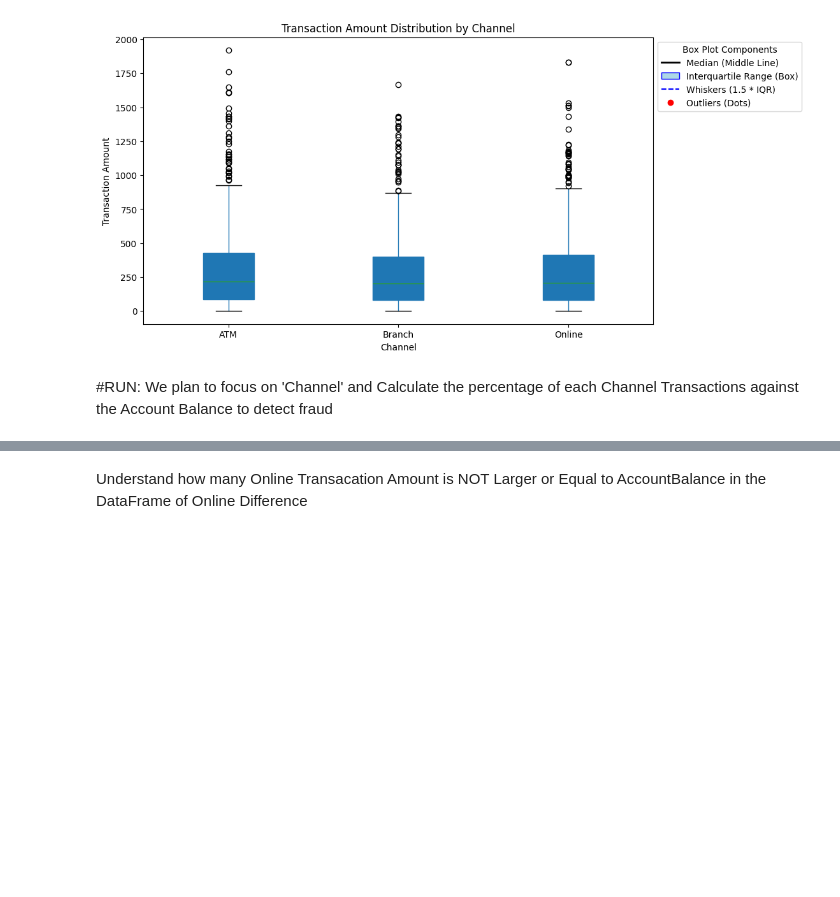
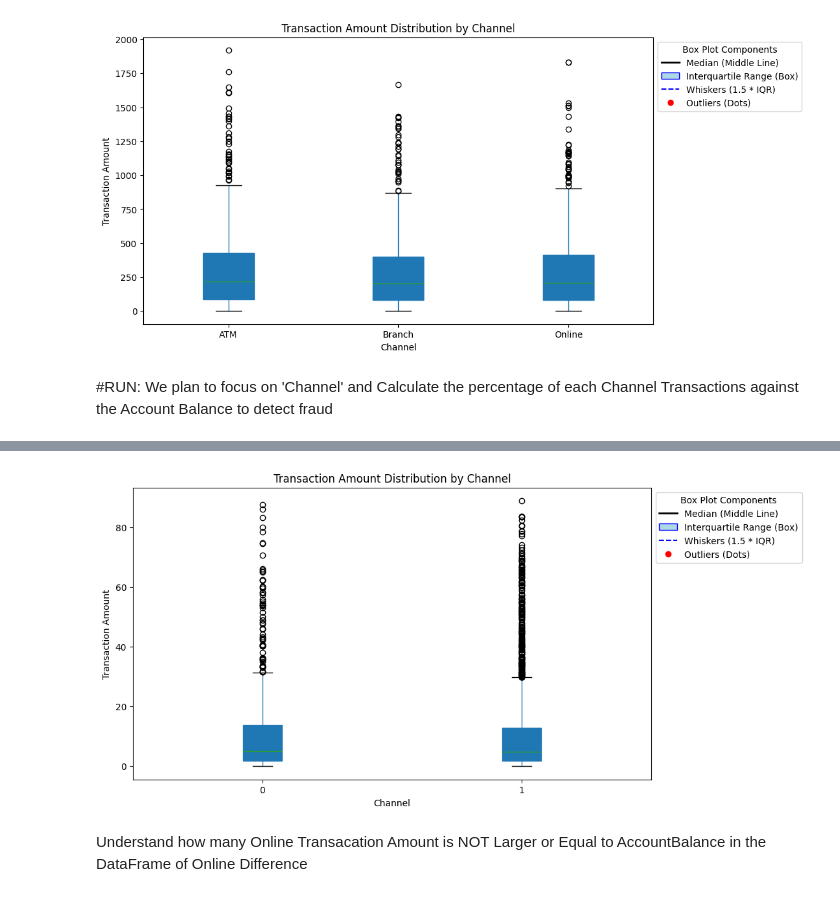
Before and after one commit to cheonghf/ML-P4-03, a Jupyter notebook: Project_SourceCode_P4_03.ipynb, the cells around one changed output, grey strips where cells are left out. Drawn from its saved outputs; the diff is of its cells as text; code cells hidden in the pictures; blank space fills up the shorter version.

```diff
--- a/Project_SourceCode_P4_03.ipynb
+++ b/Project_SourceCode_P4_03.ipynb
@@ -154,3 +161,27 @@ AC00009                     True
+# %%
+# Create a box plot with a better legend placement
+fig, ax = plt.subplots(figsize=(10, 6))
+boxplot = df_bt_cleaned.boxplot(column='TransactionPercentage', by='TransactionTypeRef', grid=False, ax=ax, patch_artist=True)
+
+# Set titles and labels
+ax.set_title("Transaction Amount Distribution by Channel")
+plt.suptitle("")  # Remove default matplotlib title
+ax.set_xlabel("Channel")
+ax.set_ylabel("Transaction Amount")
+
+# Define legend elements
+median_line = plt.Line2D([], [], color='black', linewidth=2, label="Median (Middle Line)")
+box_patch = plt.Rectangle((0, 0), 1, 1, facecolor='lightblue', edgecolor='blue', label="Interquartile Range (Box)")
+whiskers_line = plt.Line2D([], [], color='blue', linestyle='--', linewidth=1.5, label="Whiskers (1.5 * IQR)")
+outliers_dots = plt.Line2D([], [], color='red', marker='o', linestyle='None', label="Outliers (Dots)")
+
+# Move legend to upper left outside the plot area
+ax.legend(handles=[median_line, box_patch, whiskers_line, outliers_dots], title="Box Plot Components", loc='upper left', bbox_to_anchor=(1, 1))
+
+# Show the plot
+plt.show()
+# %% [output]
+[figure, added]
 # %% [markdown]
 Understand how many Online Transacation Amount is NOT Larger or Equal to AccountBalance in the DataFrame of Online Difference
 # %%
```
Also changed, not shown: parts of 7 cells of this notebook.
